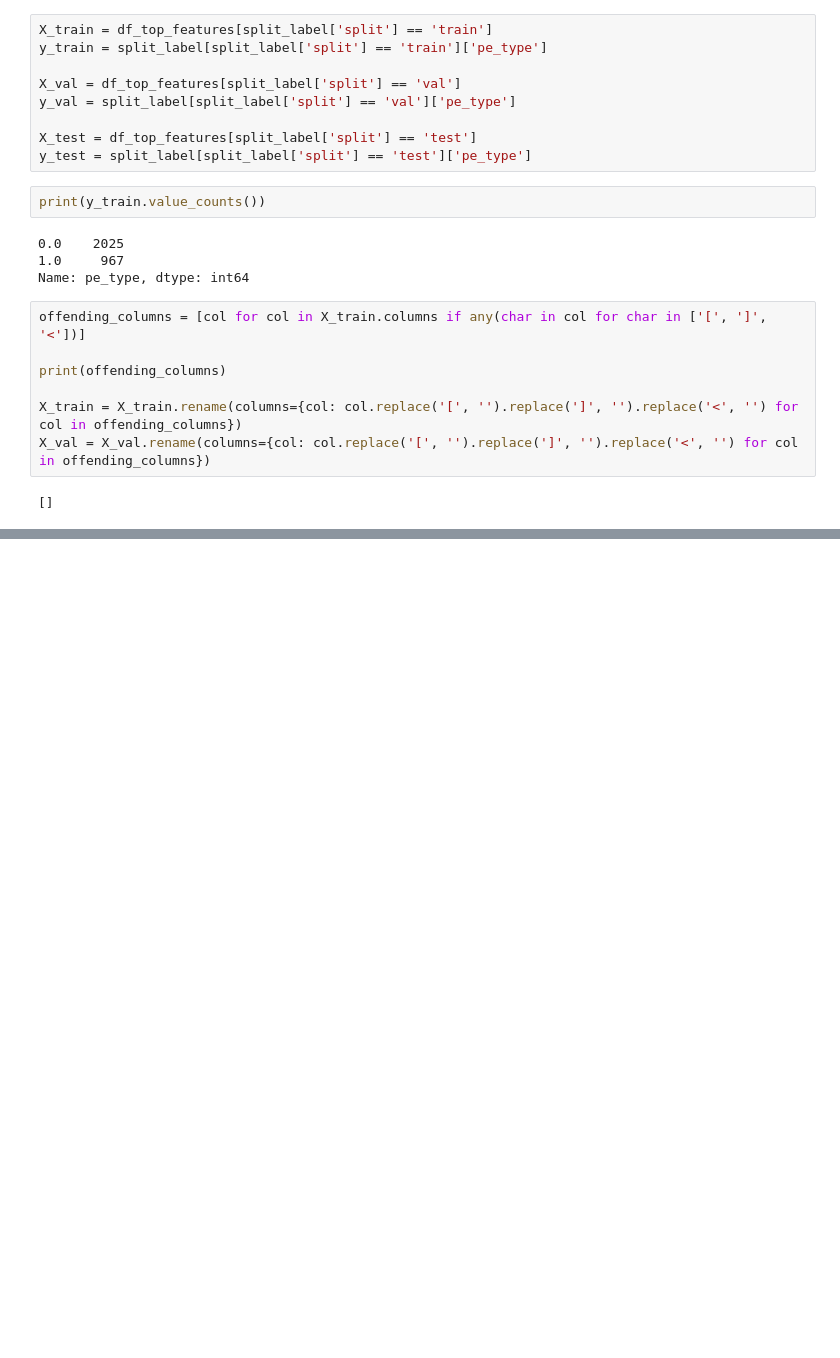
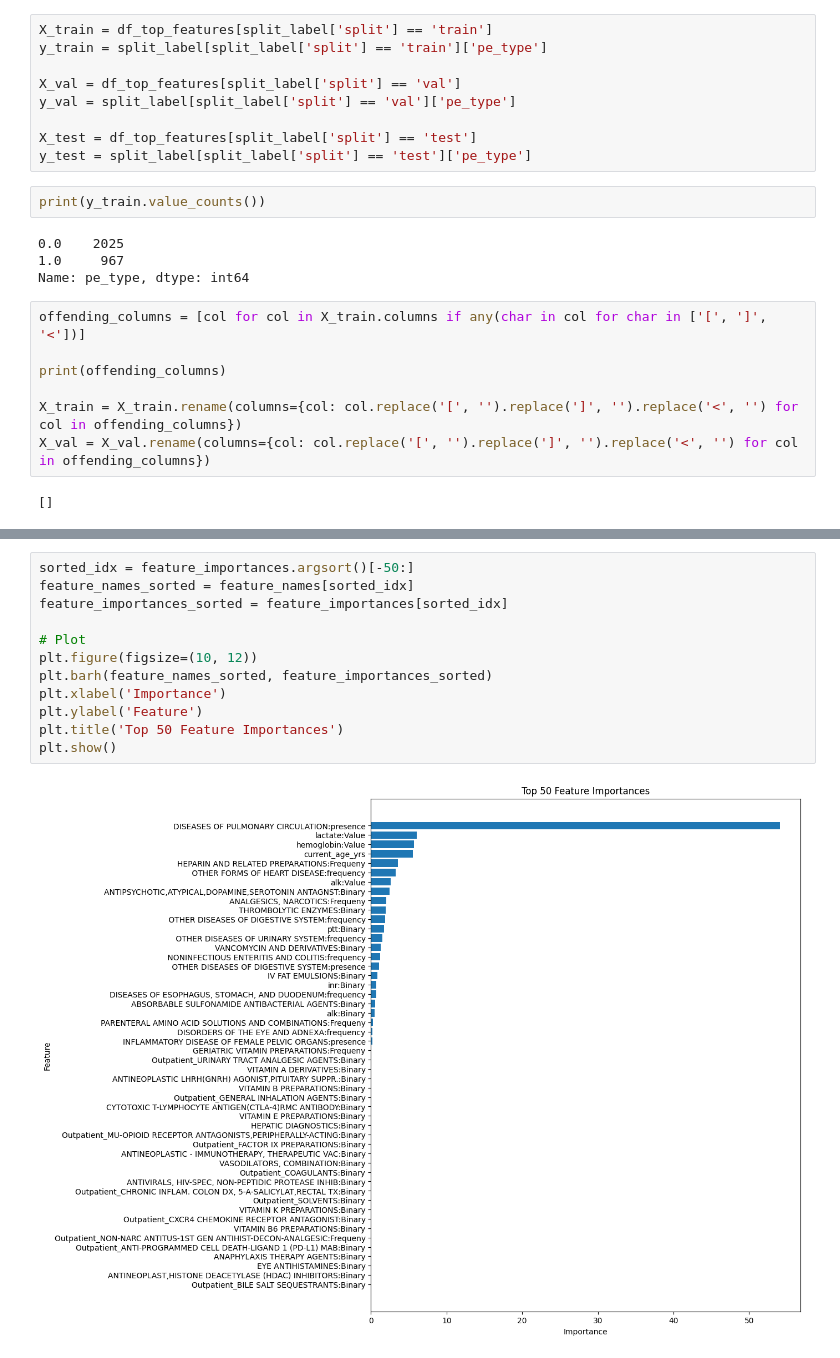
Before and after one commit to SCheekati/X-rAI, a Jupyter notebook: tabular-explore/tabular-cat.ipynb, the cells around one changed output, grey strips where cells are left out. Saved outputs shown, nothing was run; the diff lists cells and outputs as text; blank space fills up the shorter version.

```diff
--- a/tabular-explore/tabular-cat.ipynb
+++ b/tabular-explore/tabular-cat.ipynb
@@ -284,3 +267,17 @@ Outpatient_SOLVENTS:Binary: 0.00
+# %%
+sorted_idx = feature_importances.argsort()[-50:]
+feature_names_sorted = feature_names[sorted_idx]
+feature_importances_sorted = feature_importances[sorted_idx]
+
+# Plot
+plt.figure(figsize=(10, 12))
+plt.barh(feature_names_sorted, feature_importances_sorted)
+plt.xlabel('Importance')
+plt.ylabel('Feature')
+plt.title('Top 50 Feature Importances')
+plt.show()
+# %% [output]
+[figure, added]
 # %%
 import shap
 
```
Also changed, not shown: parts of 12 cells of this notebook, 10 other files.
